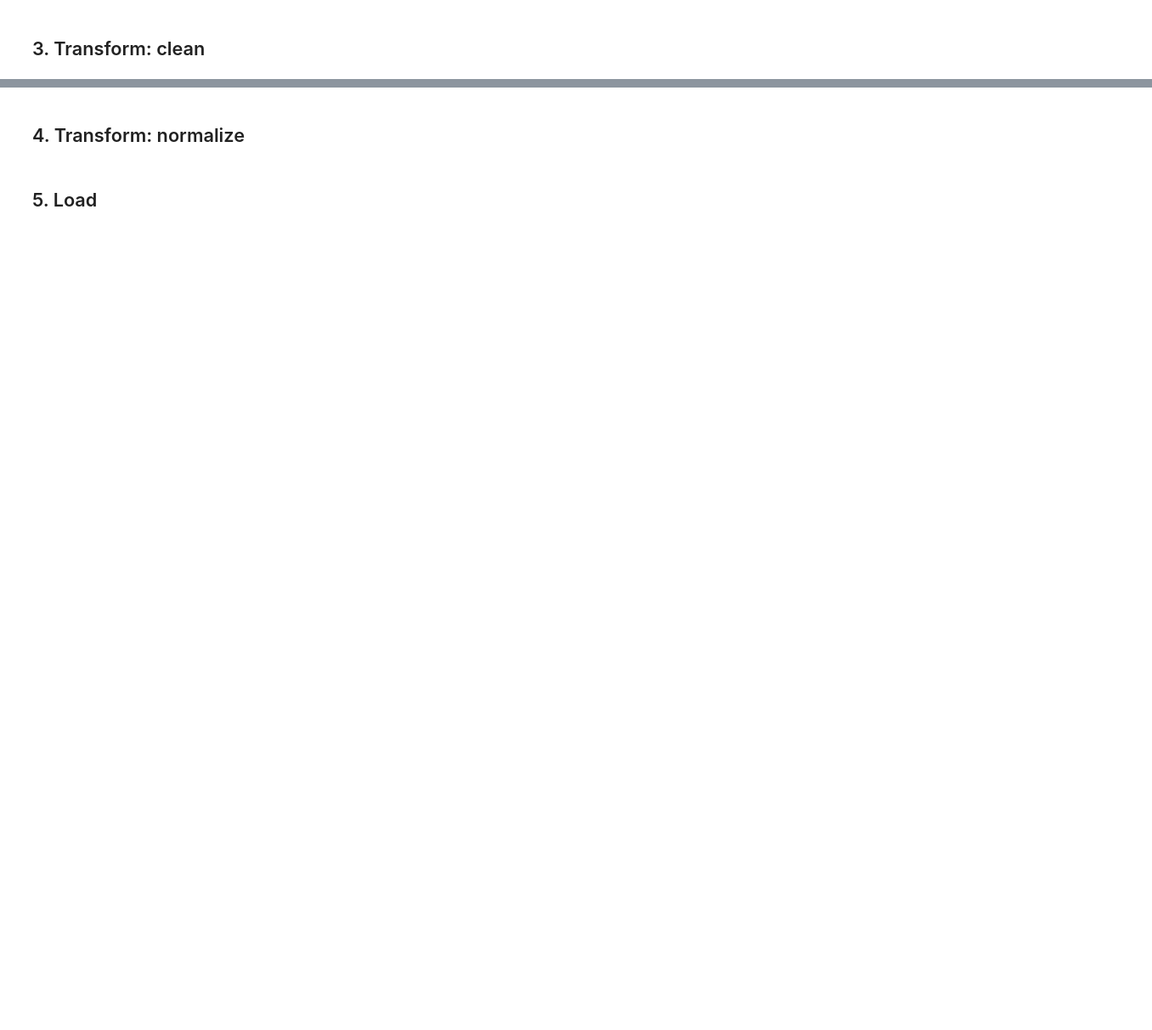
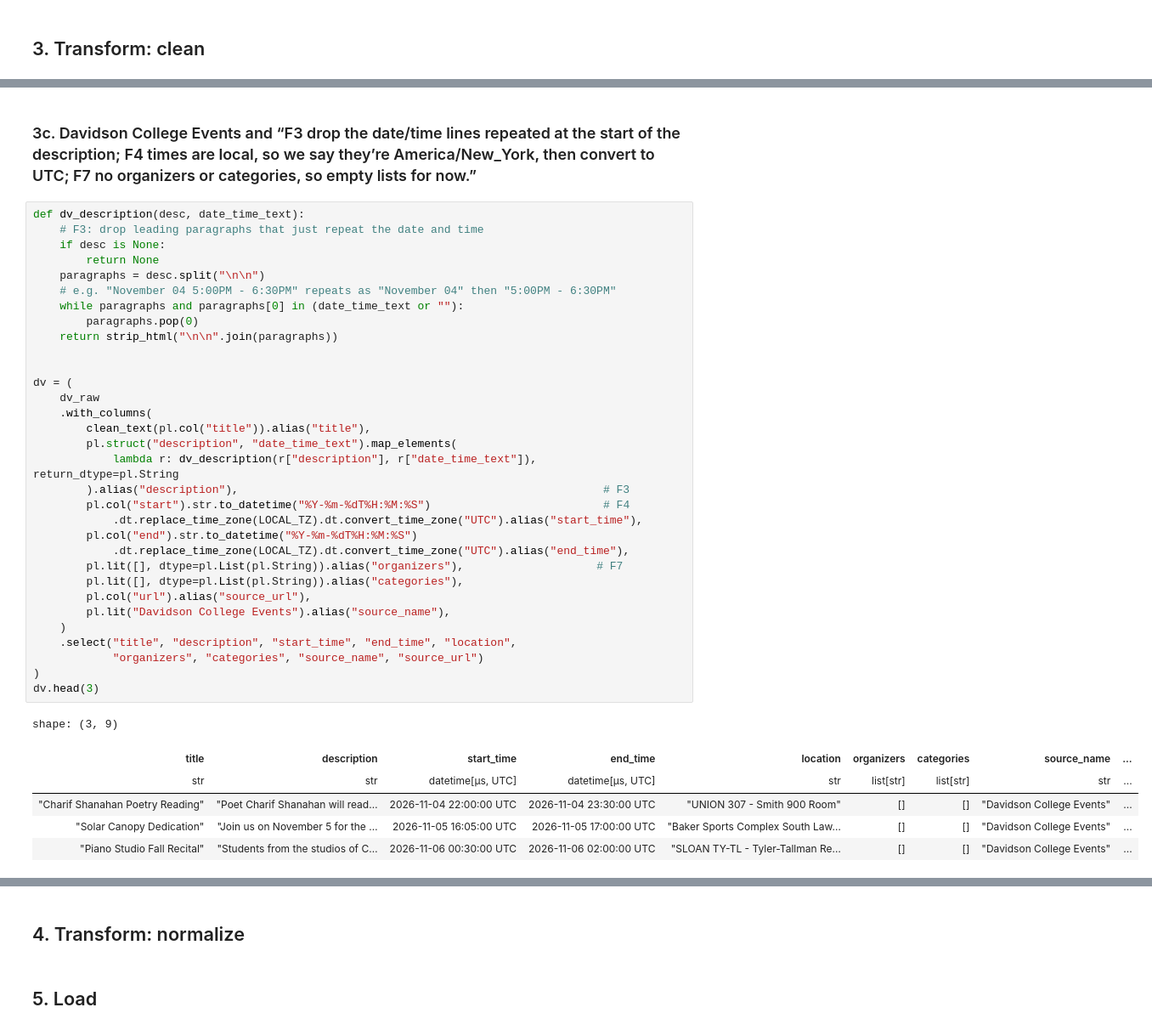
Before and after one commit to Jogarenas/CatCruxis, a Jupyter notebook: etl/etl_pipeline.ipynb, the cells around one changed output, grey strips where cells are left out. Shown at 85% size. Drawn from its saved outputs; the diff is of its cells as text; blank space fills up the shorter version.

```diff
--- a/etl/etl_pipeline.ipynb
+++ b/etl/etl_pipeline.ipynb
@@ -309,0 +389,41 @@ shape: (4, 2)
+# %% [markdown]
+### 3c. Davidson College Events and “F3 drop the date/time lines repeated at the start of the description; F4 times are local, so we say they’re America/New_York, then convert to UTC; F7 no organizers or categories, so empty lists for now.”
+# %%
+def dv_description(desc, date_time_text):
+    # F3: drop leading paragraphs that just repeat the date and time
+    if desc is None:
+        return None
+    paragraphs = desc.split("\n\n")
+    # e.g. "November 04 5:00PM - 6:30PM" repeats as "November 04" then "5:00PM - 6:30PM"
+    while paragraphs and paragraphs[0] in (date_time_text or ""):
+        paragraphs.pop(0)
+    return strip_html("\n\n".join(paragraphs))
+
+
+dv = (
+    dv_raw
+    .with_columns(
+        clean_text(pl.col("title")).alias("title"),
+        pl.struct("description", "date_time_text").map_elements(
+            lambda r: dv_description(r["description"], r["date_time_text"]), return_dtype=pl.String
+        ).alias("description"),                                                       # F3
+        pl.col("start").str.to_datetime("%Y-%m-%dT%H:%M:%S")                          # F4
+            .dt.replace_time_zone(LOCAL_TZ).dt.convert_time_zone("UTC").alias("start_time"),
+        pl.col("end").str.to_datetime("%Y-%m-%dT%H:%M:%S")
+            .dt.replace_time_zone(LOCAL_TZ).dt.convert_time_zone("UTC").alias("end_time"),
+        pl.lit([], dtype=pl.List(pl.String)).alias("organizers"),                    # F7
+        pl.lit([], dtype=pl.List(pl.String)).alias("categories"),
+        pl.col("url").alias("source_url"),
+        pl.lit("Davidson College Events").alias("source_name"),
+    )
+    .select("title", "description", "start_time", "end_time", "location",
+            "organizers", "categories", "source_name", "source_url")
+)
+dv.head(3)
+# %% [output]
+shape: (3, 9)
+| title | description | start_time | end_time | location | organizers | categories | source_name | ... |
+| str | str | datetime[μs, UTC] | datetime[μs, UTC] | str | list[str] | list[str] | str | ... |
+| "Charif Shanahan Poetry Reading" | "Poet Charif Shanahan will read… | 2026-11-04 22:00:00 UTC | 2026-11-04 23:30:00 UTC | "UNION 307 - Smith 900 Room" | [] | [] | "Davidson College Events" | ... |
+| "Solar Canopy Dedication" | "Join us on November 5 for the … | 2026-11-05 16:05:00 UTC | 2026-11-05 17:00:00 UTC | "Baker Sports Complex South Law… | [] | [] | "Davidson College Events" | ... |
+| "Piano Studio Fall Recital" | "Students from the studios of C… | 2026-11-06 00:30:00 UTC | 2026-11-06 02:00:00 UTC | "SLOAN TY-TL - Tyler-Tallman Re… | [] | [] | "Davidson College Events" | ... |
```
Also changed, not shown: parts of 8 cells of this notebook.
